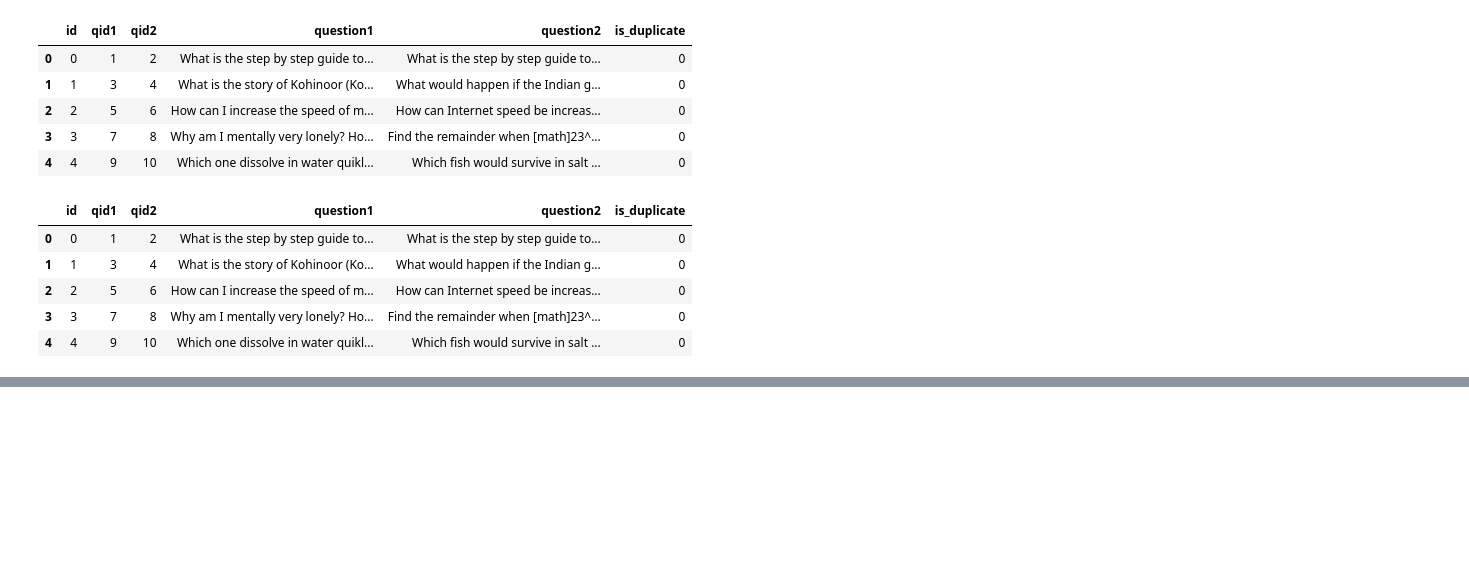
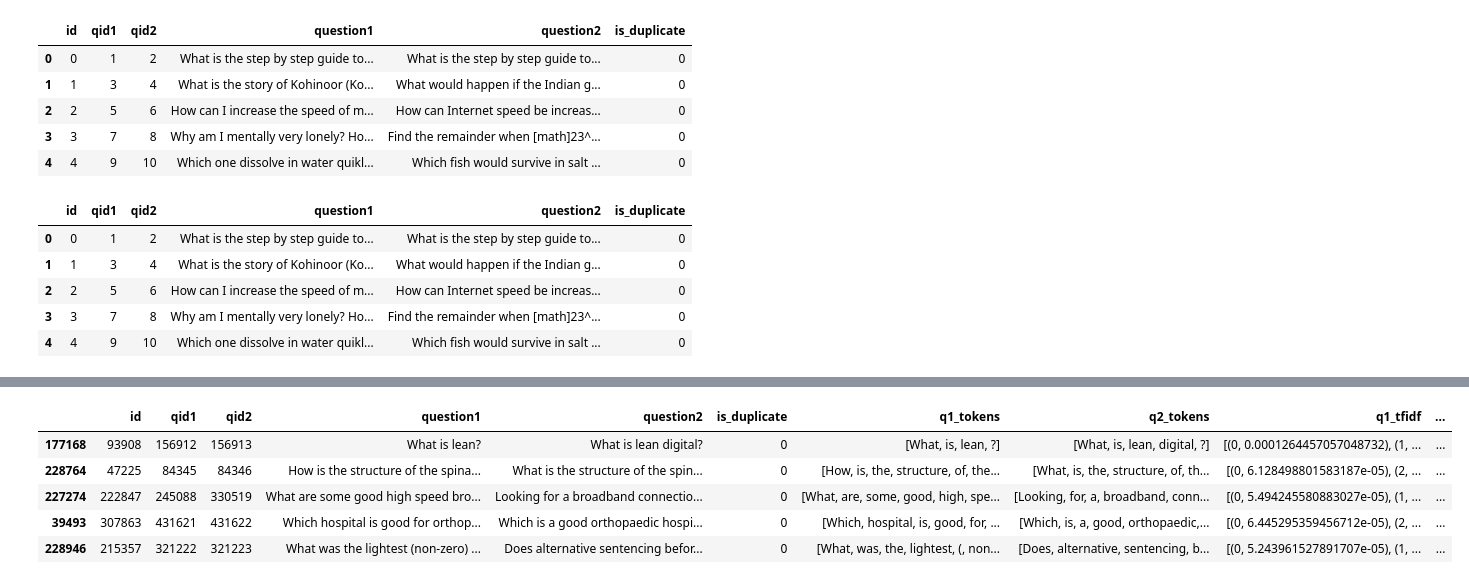
Before and after one commit to jmellafe/question_deduplication, a Jupyter notebook: NLP_Project.ipynb, the cells around one changed output, grey strips where cells are left out. Cells and saved outputs as stored; diff of their text form; code cells hidden in the pictures; blank space fills up the shorter version.

```diff
--- a/NLP_Project.ipynb
+++ b/NLP_Project.ipynb
@@ -149,0 +126,22 @@ dctr.add_documents(train['q2_tokens'].dropna())
+# %%
+# Create gensim dictionary to allow BoW representation
+dctr = Dictionary(train['q1_tokens'].dropna())
+dctr.add_documents(train['q2_tokens'].dropna())
+
+# Create tf-idf model
+corpus = train['q1_tokens'].tolist() + train['q2_tokens'].tolist()
+corpus = [dctr.doc2bow(sent) for sent in corpus if type(sent)==list]
+model = TfidfModel(corpus)
+
+# Apply tf-idf to all the questions in the training set, creating new columns
+train['q1_tfidf'] = train['q1_tokens'].apply(lambda x: model[dctr.doc2bow(x)] if type(x)==list else np.nan)
+train['q2_tfidf'] = train['q2_tokens'].apply(lambda x: model[dctr.doc2bow(x)] if type(x)==list else np.nan)
+
+train.head()
+# %% [output]
+|  | id | qid1 | qid2 | question1 | question2 | is_duplicate | q1_tokens | q2_tokens | q1_tfidf | ... |
+| 177168 | 93908 | 156912 | 156913 | What is lean? | What is lean digital? | 0 | [What, is, lean, ?] | [What, is, lean, digital, ?] | [(0, 0.0001264457057048732), (1, ... | ... |
+| 228764 | 47225 | 84345 | 84346 | How is the structure of the spina... | What is the structure of the spin... | 0 | [How, is, the, structure, of, the... | [What, is, the, structure, of, th... | [(0, 6.128498801583187e-05), (2, ... | ... |
+| 227274 | 222847 | 245088 | 330519 | What are some good high speed bro... | Looking for a broadband connectio... | 0 | [What, are, some, good, high, spe... | [Looking, for, a, broadband, conn... | [(0, 5.494245580883027e-05), (1, ... | ... |
+| 39493 | 307863 | 431621 | 431622 | Which hospital is good for orthop... | Which is a good orthopaedic hospi... | 0 | [Which, hospital, is, good, for, ... | [Which, is, a, good, orthopaedic,... | [(0, 6.445295359456712e-05), (2, ... | ... |
+| 228946 | 215357 | 321222 | 321223 | What was the lightest (non-zero) ... | Does alternative sentencing befor... | 0 | [What, was, the, lightest, (, non... | [Does, alternative, sentencing, b... | [(0, 5.243961527891707e-05), (1, ... | ... |
```
Also changed, not shown: parts of 16 cells of this notebook.
